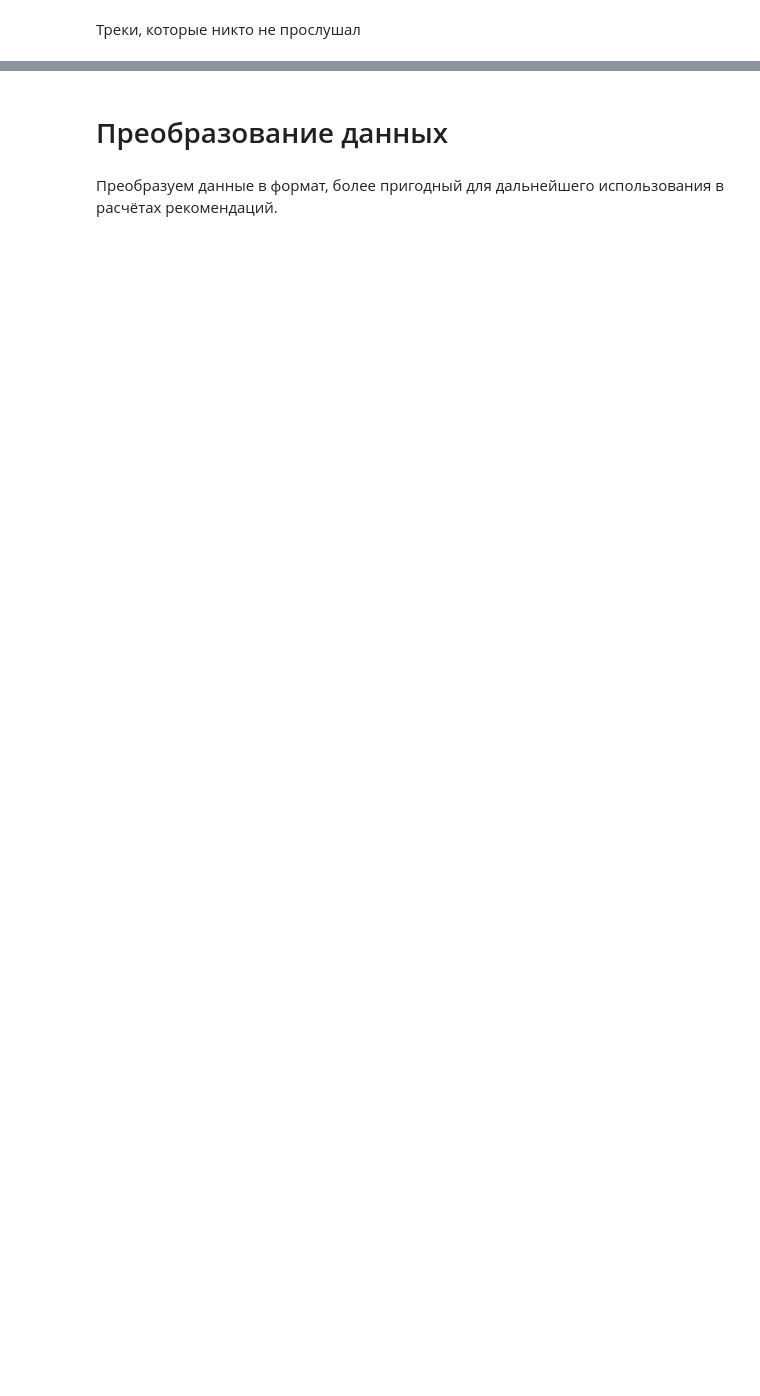
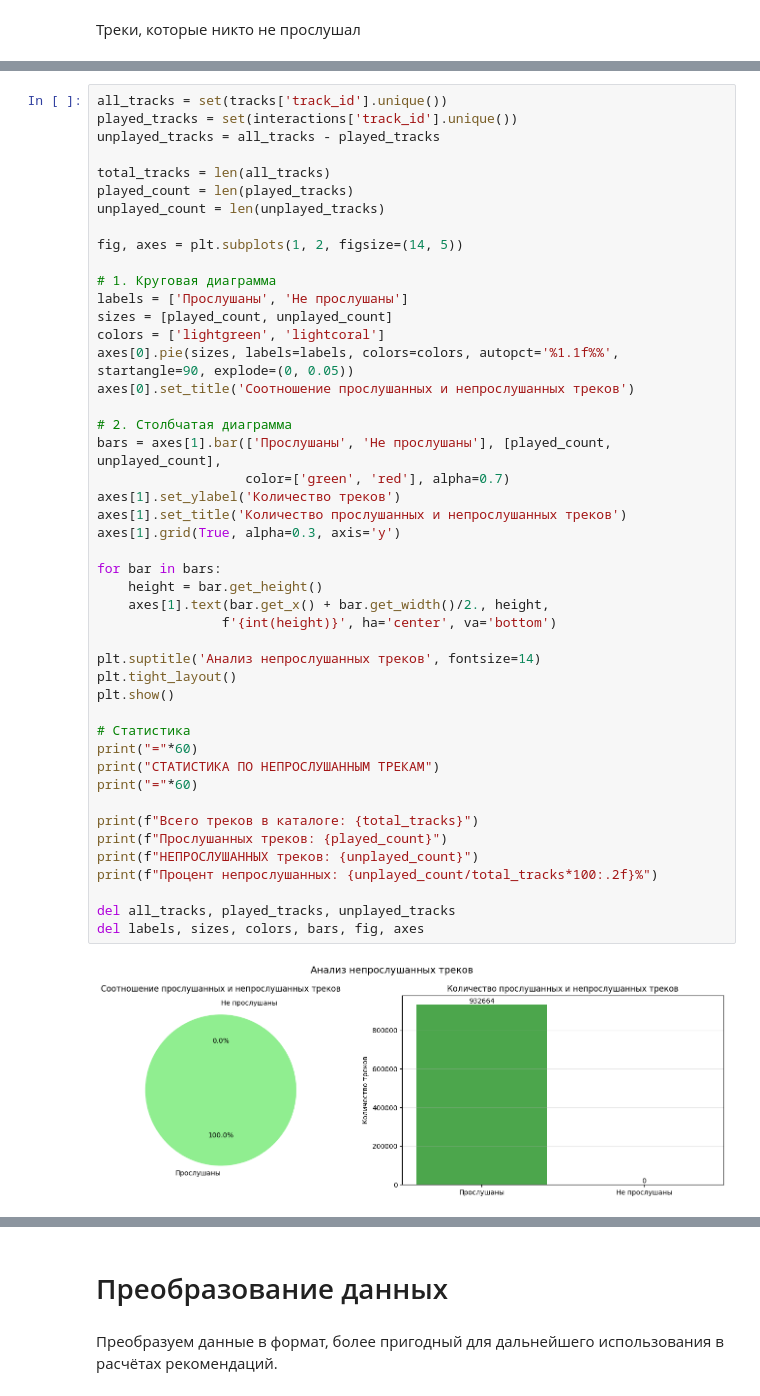
Before and after one commit to koranevskiy/mle-project-sprint-4-v001, a Jupyter notebook: recommendations.ipynb, the cells around one changed output, grey strips where cells are left out. Cells and saved outputs as stored; diff of their text form; blank space fills up the shorter version.

```diff
--- a/recommendations.ipynb
+++ b/recommendations.ipynb
@@ -250,0 +471,48 @@ Error:
+# %%
+all_tracks = set(tracks['track_id'].unique())
+played_tracks = set(interactions['track_id'].unique())
+unplayed_tracks = all_tracks - played_tracks
+
+total_tracks = len(all_tracks)
+played_count = len(played_tracks)
+unplayed_count = len(unplayed_tracks)
+
+fig, axes = plt.subplots(1, 2, figsize=(14, 5))
+
+# 1. Круговая диаграмма
+labels = ['Прослушаны', 'Не прослушаны']
+sizes = [played_count, unplayed_count]
+colors = ['lightgreen', 'lightcoral']
+axes[0].pie(sizes, labels=labels, colors=colors, autopct='%1.1f%%', startangle=90, explode=(0, 0.05))
+axes[0].set_title('Соотношение прослушанных и непрослушанных треков')
+
+# 2. Столбчатая диаграмма
+bars = axes[1].bar(['Прослушаны', 'Не прослушаны'], [played_count, unplayed_count],
+                   color=['green', 'red'], alpha=0.7)
+axes[1].set_ylabel('Количество треков')
+axes[1].set_title('Количество прослушанных и непрослушанных треков')
+axes[1].grid(True, alpha=0.3, axis='y')
+
+for bar in bars:
+    height = bar.get_height()
+    axes[1].text(bar.get_x() + bar.get_width()/2., height,
+                f'{int(height)}', ha='center', va='bottom')
+
+plt.suptitle('Анализ непрослушанных треков', fontsize=14)
+plt.tight_layout()
+plt.show()
+
+# Статистика
+print("="*60)
+print("СТАТИСТИКА ПО НЕПРОСЛУШАННЫМ ТРЕКАМ")
+print("="*60)
+
+print(f"Всего треков в каталоге: {total_tracks}")
+print(f"Прослушанных треков: {played_count}")
+print(f"НЕПРОСЛУШАННЫХ треков: {unplayed_count}")
+print(f"Процент непрослушанных: {unplayed_count/total_tracks*100:.2f}%")
+
+del all_tracks, played_tracks, unplayed_tracks
+del labels, sizes, colors, bars, fig, axes
+# %% [output]
+[figure, added]
```
Also changed, not shown: parts of 9 cells of this notebook, 2 other files.
